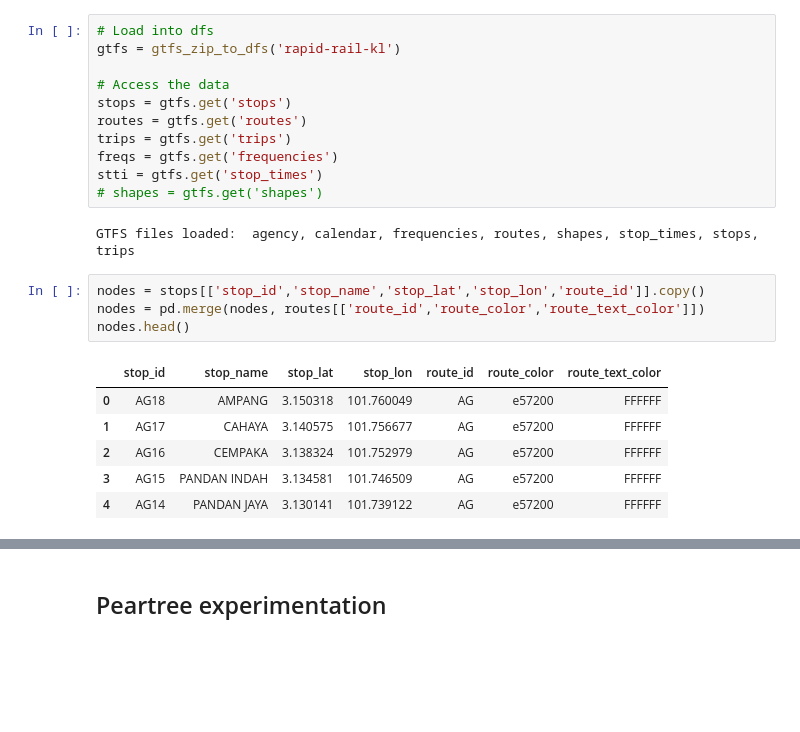
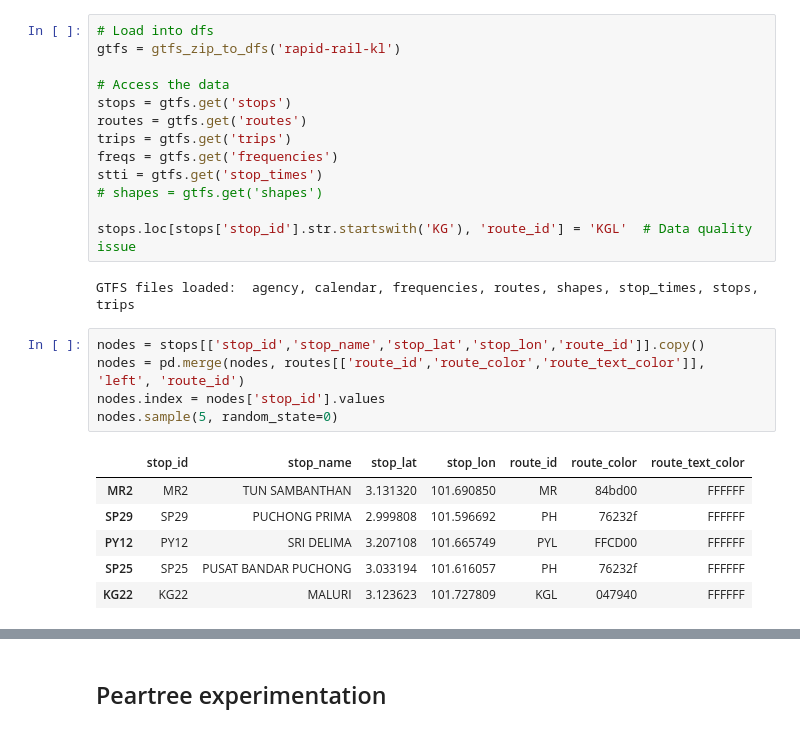
Before and after one commit to noisedoctrine/pickmeup, a Jupyter notebook: route_apis.ipynb, the cells around one changed output, grey strips where cells are left out. Saved outputs shown, nothing was run; the diff lists cells and outputs as text; blank space fills up the shorter version.

```diff
--- a/route_apis.ipynb
+++ b/route_apis.ipynb
@@ -63,16 +147,19 @@ trips = gtfs.get('trips')
 freqs = gtfs.get('frequencies')
 stti = gtfs.get('stop_times')
 # shapes = gtfs.get('shapes')
+
+stops.loc[stops['stop_id'].str.startswith('KG'), 'route_id'] = 'KGL'  # Data quality issue
 # %% [output]
 GTFS files loaded:  agency, calendar, frequencies, routes, shapes, stop_times, stops, trips
 # %%
 nodes = stops[['stop_id','stop_name','stop_lat','stop_lon','route_id']].copy()
-nodes = pd.merge(nodes, routes[['route_id','route_color','route_text_color']])
-nodes.head()
+nodes = pd.merge(nodes, routes[['route_id','route_color','route_text_color']], 'left', 'route_id')
+nodes.index = nodes['stop_id'].values
+nodes.sample(5, random_state=0)
 # %% [output]
 |  | stop_id | stop_name | stop_lat | stop_lon | route_id | route_color | route_text_color |
-| 0 | AG18 | AMPANG | 3.150318 | 101.760049 | AG | e57200 | FFFFFF |
-| 1 | AG17 | CAHAYA | 3.140575 | 101.756677 | AG | e57200 | FFFFFF |
-| 2 | AG16 | CEMPAKA | 3.138324 | 101.752979 | AG | e57200 | FFFFFF |
-| 3 | AG15 | PANDAN INDAH | 3.134581 | 101.746509 | AG | e57200 | FFFFFF |
-| 4 | AG14 | PANDAN JAYA | 3.130141 | 101.739122 | AG | e57200 | FFFFFF |
+| MR2 | MR2 | TUN SAMBANTHAN | 3.131320 | 101.690850 | MR | 84bd00 | FFFFFF |
+| SP29 | SP29 | PUCHONG PRIMA | 2.999808 | 101.596692 | PH | 76232f | FFFFFF |
+| PY12 | PY12 | SRI DELIMA | 3.207108 | 101.665749 | PYL | FFCD00 | FFFFFF |
+| SP25 | SP25 | PUSAT BANDAR PUCHONG | 3.033194 | 101.616057 | PH | 76232f | FFFFFF |
+| KG22 | KG22 | MALURI | 3.123623 | 101.727809 | KGL | 047940 | FFFFFF |
```
Also changed, not shown: parts of 23 cells of this notebook.
